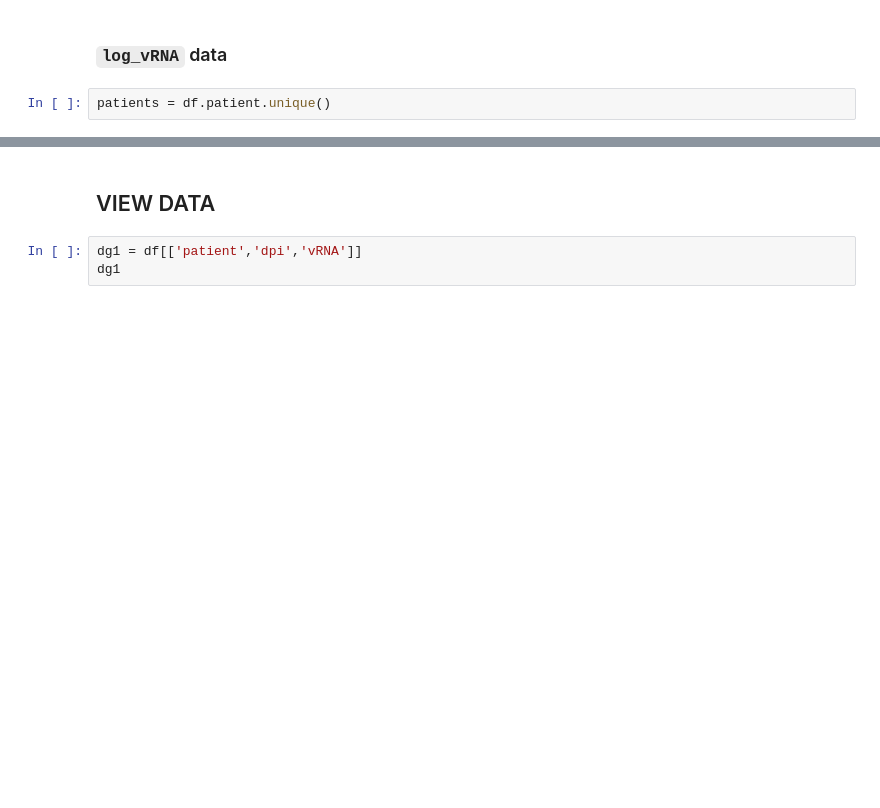
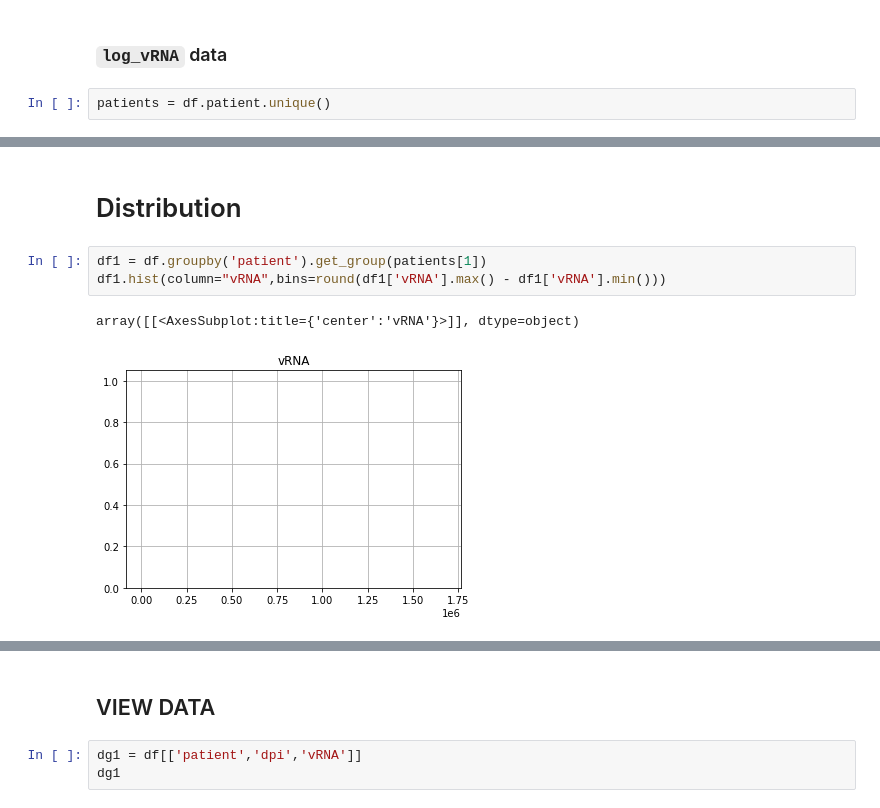
Before and after one commit to yd124/HIVintern2022Summer, a Jupyter notebook: data_cleaning/data.ipynb, the cells around one changed output, grey strips where cells are left out. Drawn from its saved outputs; the diff is of its cells as text; blank space fills up the shorter version.

```diff
--- a/data_cleaning/data.ipynb
+++ b/data_cleaning/data.ipynb
@@ -39,0 +111,8 @@ for p in patients:
+# %% [markdown]
+# Distribution
+# %%
+df1 = df.groupby('patient').get_group(patients[1])
+df1.hist(column="vRNA",bins=round(df1['vRNA'].max() - df1['vRNA'].min()))
+# %% [output]
+array([[<AxesSubplot:title={'center':'vRNA'}>]], dtype=object)
+[figure, added]
```
Also changed, not shown: parts of 8 cells of this notebook, 10 other files.
